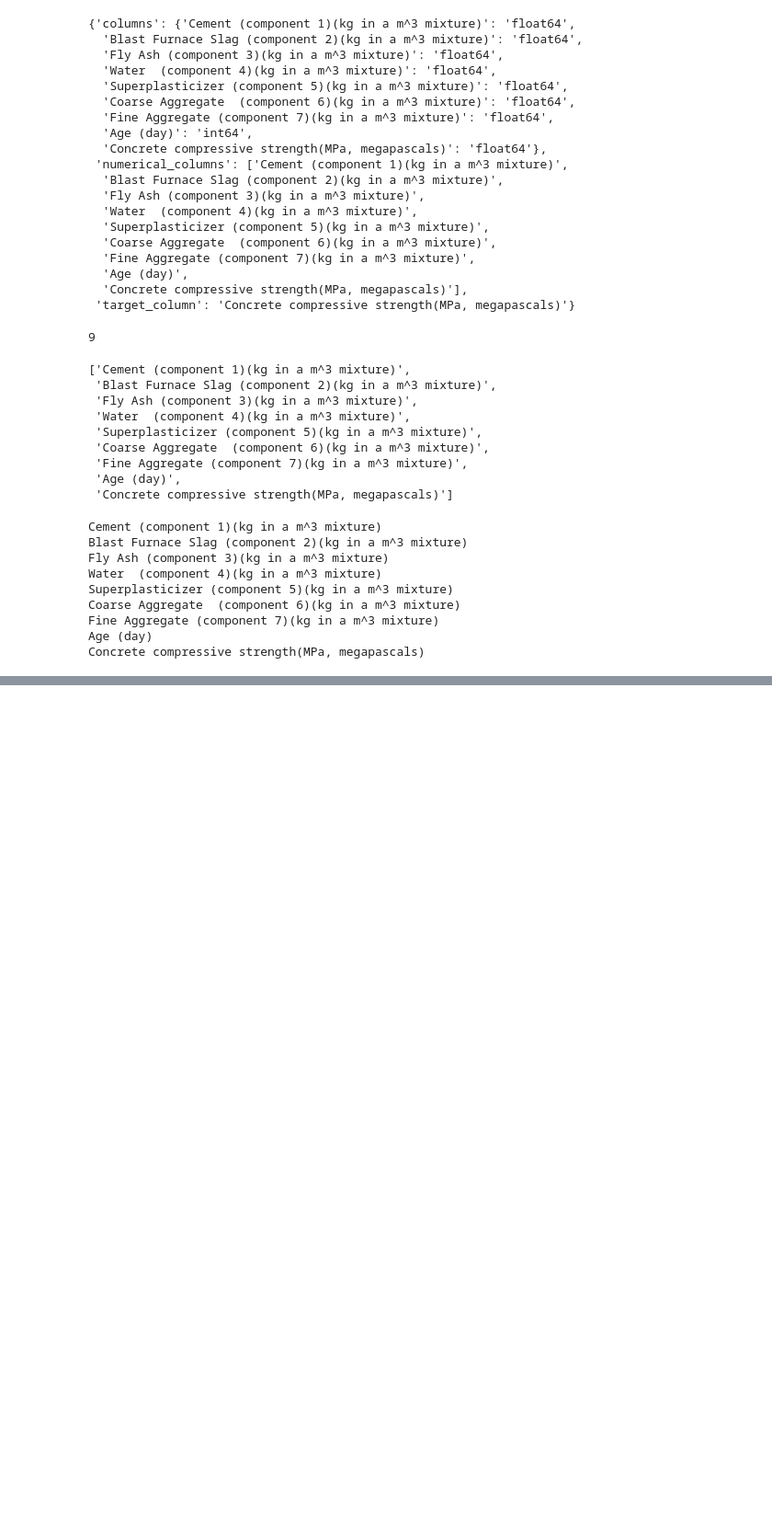
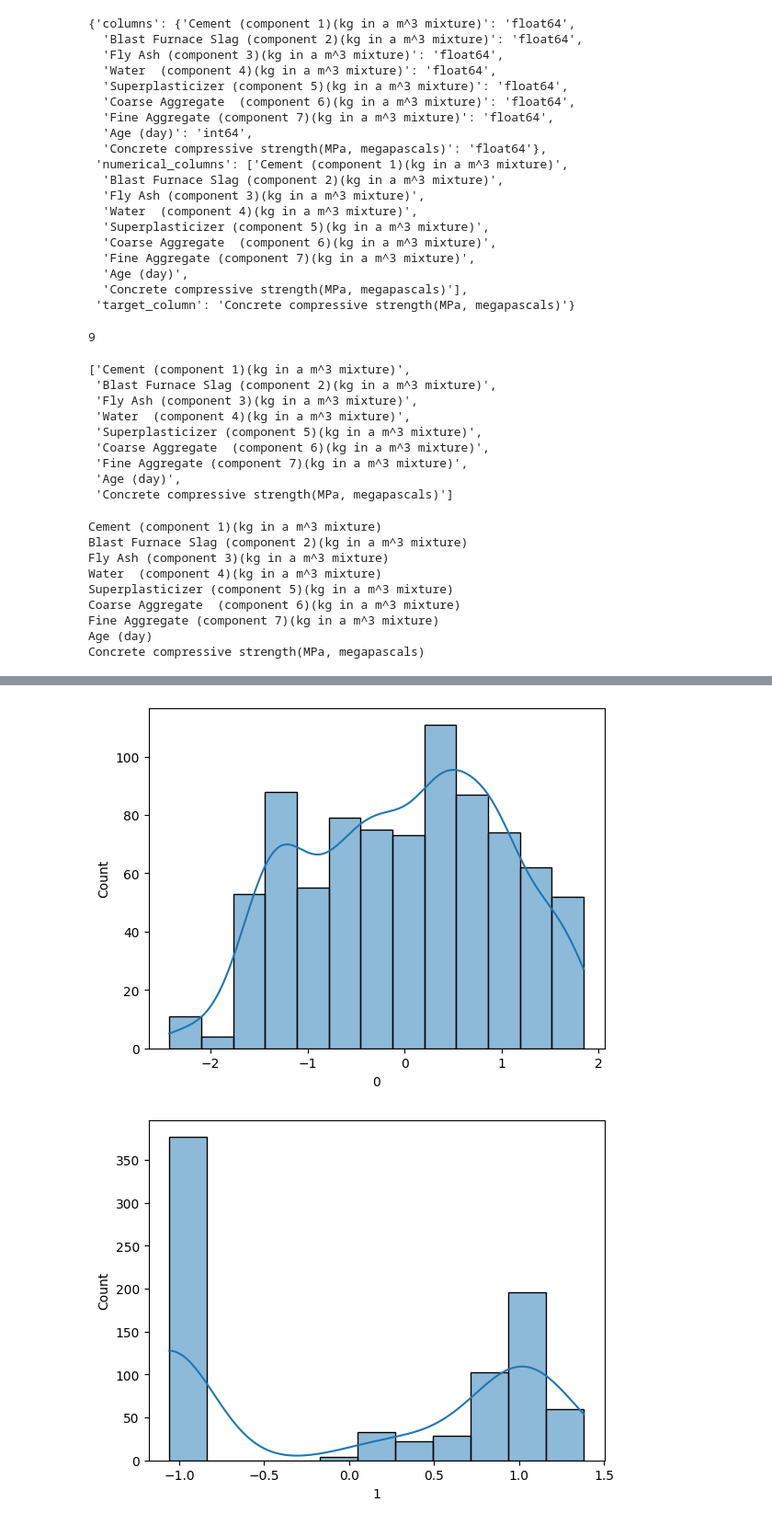
Before and after one commit to mananshah511/cement_strength_prediction, a Jupyter notebook: example.ipynb, the cells around one changed output, grey strips where cells are left out. Shown at 92% size. Saved outputs shown, nothing was run; the diff lists cells and outputs as text; code cells hidden in the pictures; blank space fills up the shorter version.

```diff
--- a/example.ipynb
+++ b/example.ipynb
@@ -98,0 +218,11 @@ Concrete compressive strength(MPa, megapascals)
+# %%
+object= StandardScaler()
+# %%
+train_df = object.fit_transform(np.log(train_df+1))
+# %%
+for i in train_df.columns:
+    plt.figure(i)
+    sns.histplot(data=train_df[i],kde=True)
+# %% [output]
+[figure, added]
+[figure, added]
```
Also changed, not shown: parts of 57 cells of this notebook, 24 other files.
